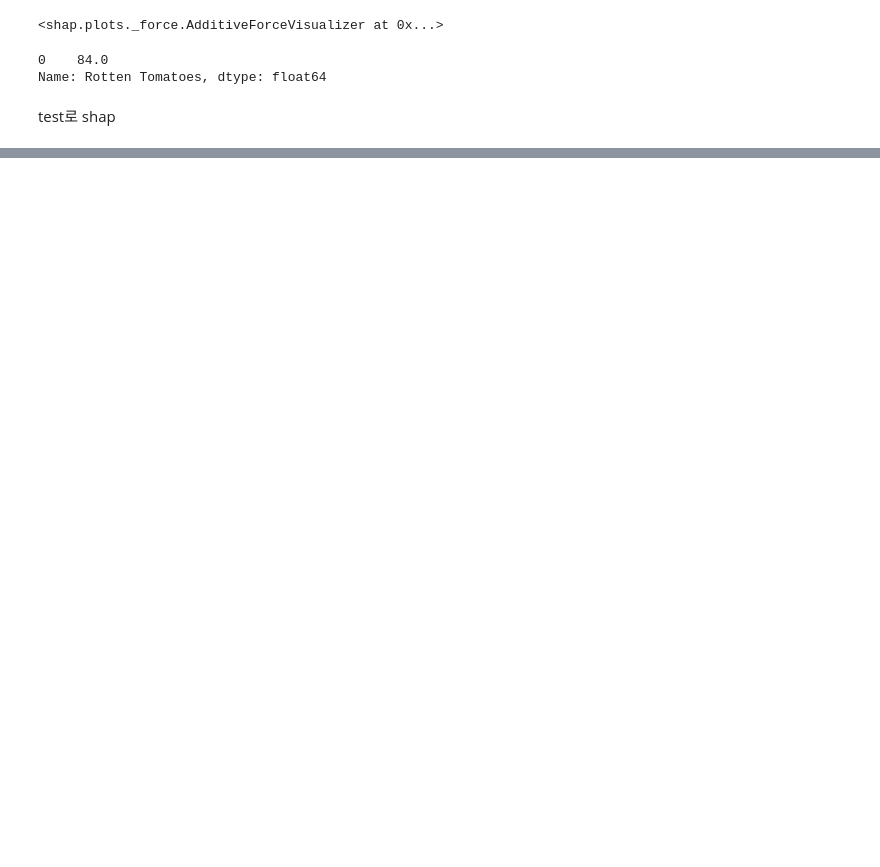
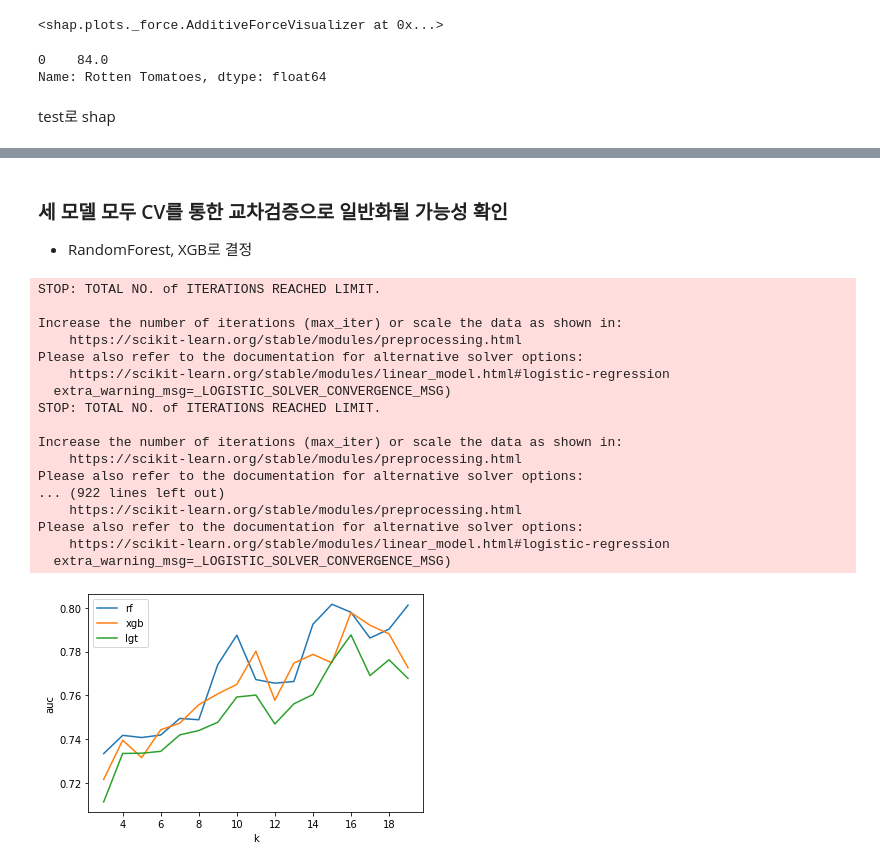
Before and after one commit to jiho-kang/Data_Analysis_Project, a Jupyter notebook: [project2]_Movies_on_streaming_platform.ipynb, the cells around one changed output, grey strips where cells are left out. Drawn from its saved outputs; the diff is of its cells as text; code cells hidden in the pictures; blank space fills up the shorter version.

```diff
--- a/[project2]_Movies_on_streaming_platform.ipynb
+++ b/[project2]_Movies_on_streaming_platform.ipynb
@@ -1302,0 +1746,19 @@ test로 shap
+# %%
+# xgb
+from xgboost import XGBClassifier
+
+preprocessing = make_pipeline(TargetEncoder())
+xgb = XGBClassifier(random_state=2)
+pipe_xgb = Pipeline([('pre', preprocessing), ('xgb', xgb)])
+
+pipe_xgb.fit(X_train, y_train)
+print('\ntrain data')
+print('accuracy:', pipe_xgb.score(X_train, y_train))
+print('f1:', f1_score(y_train, pipe_xgb.predict(X_train)))
+print('auc:', roc_auc_score(y_train, pipe_xgb.predict(X_train)))
+
+
+print('\nval data')
+print('accuracy:', pipe_xgb.score(X_val, y_val))
+print('f1:', f1_score(y_val, pipe_xgb.predict(X_val)))
+print('auc:', roc_auc_score(y_val, pipe_xgb.predict(X_val)))
@@ -1302,0 +1775,54 @@ test로 shap
+# %% [markdown]
+### 세 모델 모두 CV를 통한 교차검증으로 일반화될 가능성 확인
+- RandomForest, XGB로 결정
+# %%
+from sklearn.model_selection import cross_val_score
+
+preprocessing.fit_transform(X_train, y_train)
+X_val_ready = preprocessing.transform(X_val)
+
+model_list = []
+for model in [pipe_rf, pipe_xgb, pipe_logistic]:
+  score_lst = []
+  for k in range(3, 20):
+    scores = cross_val_score(model, X_train, y_train, cv=k, scoring='roc_auc')
+    score_lst.append((k,max(scores)))
+  model_list.append(score_lst)
+
+rf_x = [x[0] for x in model_list[0]]
+rf_y = [x[1] for x in model_list[0]]
+
+xgb_x = [x[0] for x in model_list[1]]
+xgb_y = [x[1] for x in model_list[1]]
+
+lgt_x = [x[0] for x in model_list[2]]
+lgt_y = [x[1] for x in model_list[2]]
+
+
+import matplotlib.pyplot as plt
+plt.plot(rf_x, rf_y, label = 'rf')
+plt.plot(xgb_x, xgb_y, label = 'xgb')
+plt.plot(lgt_x, lgt_y, label= 'lgt')
+plt.xlabel('k')
+plt.ylabel('auc')
+plt.legend()
+plt.show()
+# %% [output]
+STOP: TOTAL NO. of ITERATIONS REACHED LIMIT.
+
+Increase the number of iterations (max_iter) or scale the data as shown in:
+    https://scikit-learn.org/stable/modules/preprocessing.html
+Please also refer to the documentation for alternative solver options:
+    https://scikit-learn.org/stable/modules/linear_model.html#logistic-regression
+  extra_warning_msg=_LOGISTIC_SOLVER_CONVERGENCE_MSG)
+STOP: TOTAL NO. of ITERATIONS REACHED LIMIT.
+
+Increase the number of iterations (max_iter) or scale the data as shown in:
+    https://scikit-learn.org/stable/modules/preprocessing.html
+Please also refer to the documentation for alternative solver options:
+... (922 lines left out)
+    https://scikit-learn.org/stable/modules/preprocessing.html
+Please also refer to the documentation for alternative solver options:
+    https://scikit-learn.org/stable/modules/linear_model.html#logistic-regression
+  extra_warning_msg=_LOGISTIC_SOLVER_CONVERGENCE_MSG)
+[figure, added]
```
Also changed, not shown: parts of 88 cells of this notebook.
